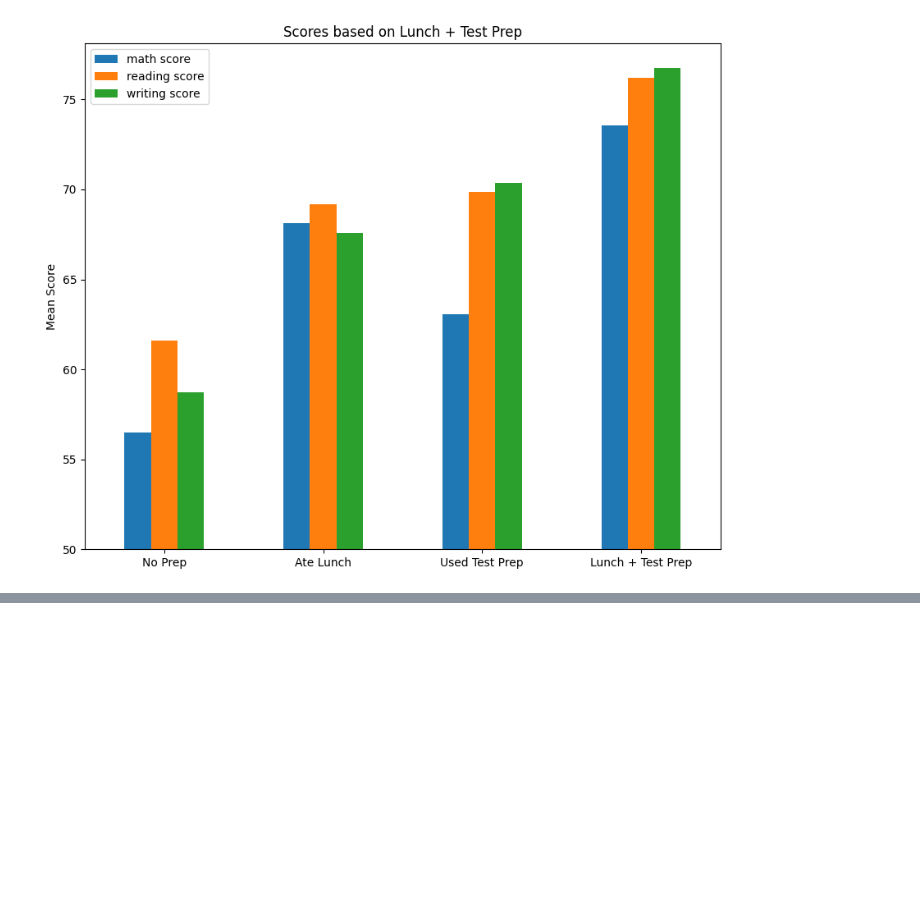
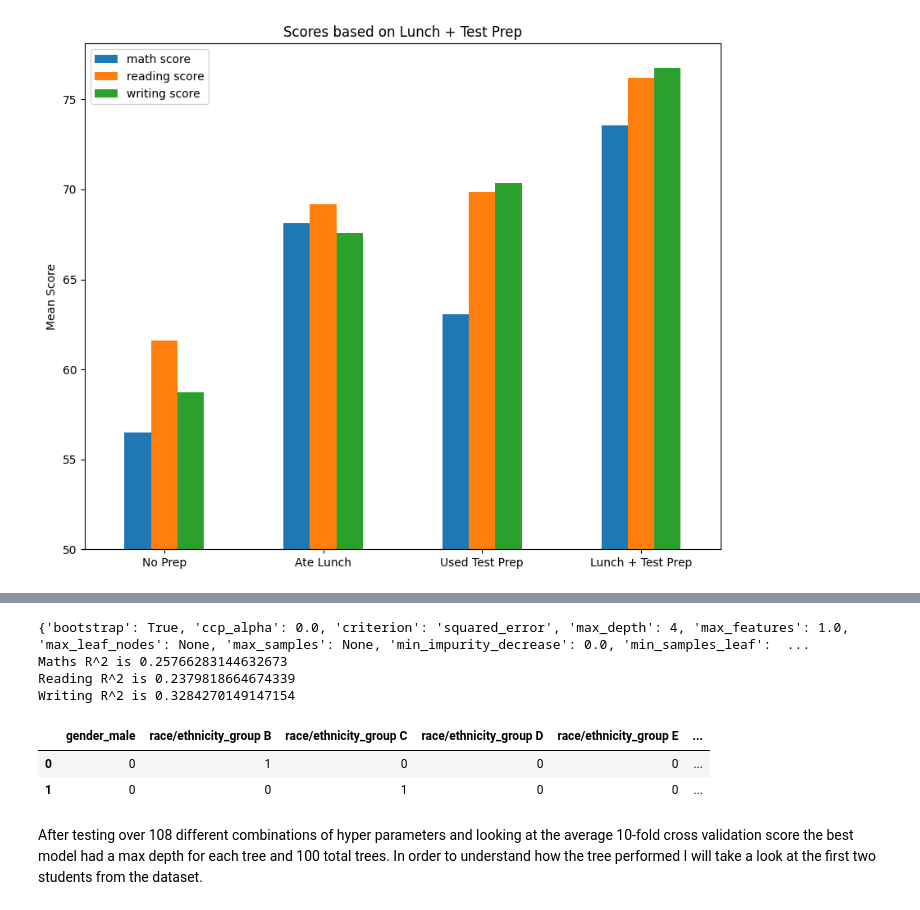
Before and after one commit to supersimple33/bias-study, a Jupyter notebook: main.ipynb, the cells around one changed output, grey strips where cells are left out. Cells and saved outputs as stored; diff of their text form; code cells hidden in the pictures; blank space fills up the shorter version.

Commit message:
Making a model

```diff
--- a/main.ipynb
+++ b/main.ipynb
@@ -239,0 +244,19 @@ As the graph shows the worst case for all 3 tests was no lunch or test prep and
+# %%
+best_model = None
+best_score = -100000000
+
+for trees in [1,10,25,50,100,150,200,250,300]:
+	for depth in [1,2,3,4,5,6,7,8,9,10,11,12]:
+		model = RandomForestRegressor(n_estimators=trees, max_depth=depth, n_jobs=-1, random_state=42)
+		maths = cross_val_score(model, features, df[tests[0]], cv=KFold(n_splits=10, shuffle=True, random_state=42)).mean()
+		reading = cross_val_score(model, features, df[tests[1]], cv=KFold(n_splits=10, shuffle=True, random_state=42)).mean()
+		writing = cross_val_score(model, features, df[tests[2]], cv=KFold(n_splits=10, shuffle=True, random_state=42)).mean()
+		score = (maths + reading + writing) / 3
+
+		if score > best_score:
+			best_score = score
+			best_model = model
+			print("New best score of", score, "with", trees, "trees and", depth, "depth")
+		else:
+			# print("Score of", score, "with", trees, "trees and", depth, "depth")
+			pass
@@ -239,0 +273,22 @@ As the graph shows the worst case for all 3 tests was no lunch or test prep and
+# %%
+params = best_model.get_params()
+print(params)
+maths_model = RandomForestRegressor(**params).fit(features, df[tests[0]])
+reading_model = RandomForestRegressor(**params).fit(features, df[tests[1]])
+writing_model = RandomForestRegressor(**params).fit(features, df[tests[2]])
+
+print("Maths R^2 is", maths_model.score(features, df[tests[0]]))
+print("Reading R^2 is", reading_model.score(features, df[tests[1]]))
+print("Writing R^2 is", writing_model.score(features, df[tests[2]]))
+
+features.iloc[0:2]
+# %% [output]
+{'bootstrap': True, 'ccp_alpha': 0.0, 'criterion': 'squared_error', 'max_depth': 4, 'max_features': 1.0, 'max_leaf_nodes': None, 'max_samples': None, 'min_impurity_decrease': 0.0, 'min_samples_leaf':  ...
+Maths R^2 is 0.25766283144632673
+Reading R^2 is 0.2379818664674339
+Writing R^2 is 0.3284270149147154
+|  | gender_male | race/ethnicity_group B | race/ethnicity_group C | race/ethnicity_group D | race/ethnicity_group E | ... |
+| 0 | 0 | 1 | 0 | 0 | 0 | ... |
+| 1 | 0 | 0 | 1 | 0 | 0 | ... |
+# %% [markdown]
+After testing over 108 different combinations of hyper parameters and looking at the average 10-fold cross validation score the best model had a max depth for each tree and 100 total trees. In order to understand how the tree performed I will take a look at the first two students from the dataset.
```
Also changed, not shown: parts of 3 cells of this notebook.
